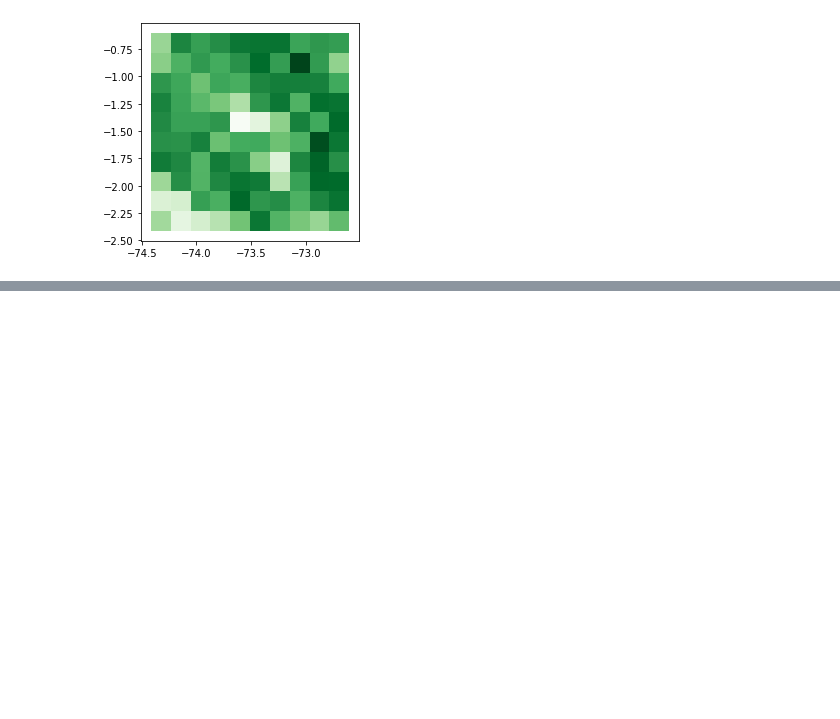
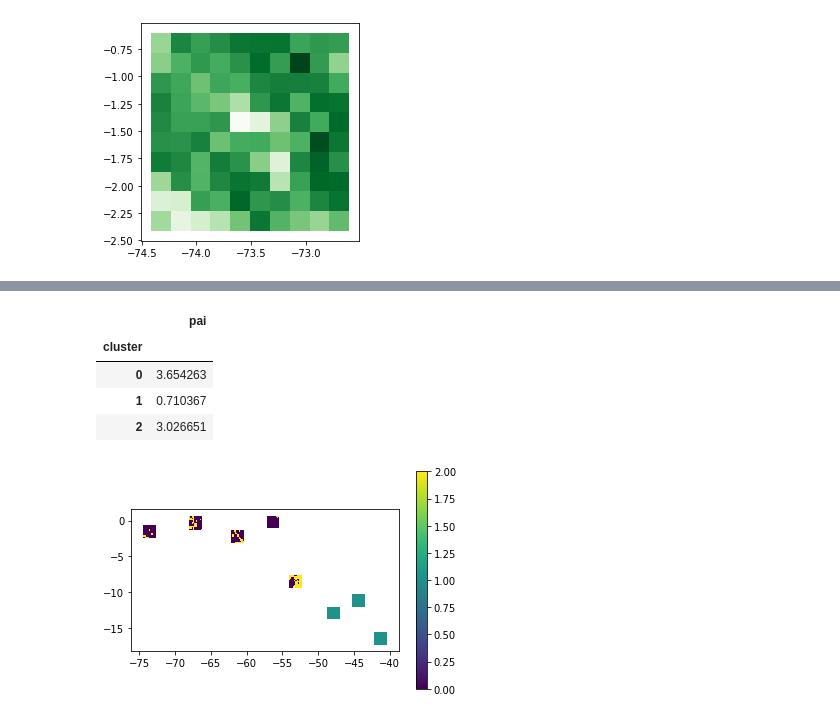
Before and after one commit to 4C-Guided-Team-Challenge/drought-with-gedi, a Jupyter notebook: notebooks/exploratory/EcosystemClustering.ipynb, the cells around one changed output, grey strips where cells are left out. Drawn from its saved outputs; the diff is of its cells as text; code cells hidden in the pictures; blank space fills up the shorter version.

```diff
--- a/notebooks/exploratory/EcosystemClustering.ipynb
+++ b/notebooks/exploratory/EcosystemClustering.ipynb
@@ -197,0 +289,31 @@ grid_3
+# %%
+def cluster_all(r, grid, shape, var):
+
+    cells = pd.DataFrame()
+
+    for polygon in range(1,9):
+        cells = pd.concat([cells, grid_cells(r, shape, polygon)])
+
+    means = []
+
+    for i in range(8):
+        for y in range(r):
+            for x in range(r):
+                means.append(grid[i][y][x][var].mean())
+
+    cells[var] = means
+
+    cells = ecosystem_clustering(cells,[var])
+
+    cells.plot(column = "cluster", legend = True)
+
+    return cells.groupby("cluster").mean()
+# %%
+cluster_all(10,grid_10,shape,"pai")
+# %% [output]
+|  | pai |
+| cluster |  |
+| 0 | 3.654263 |
+| 1 | 0.710367 |
+| 2 | 3.026651 |
+[figure, added]
```
Also changed, not shown: parts of 26 cells of this notebook.
